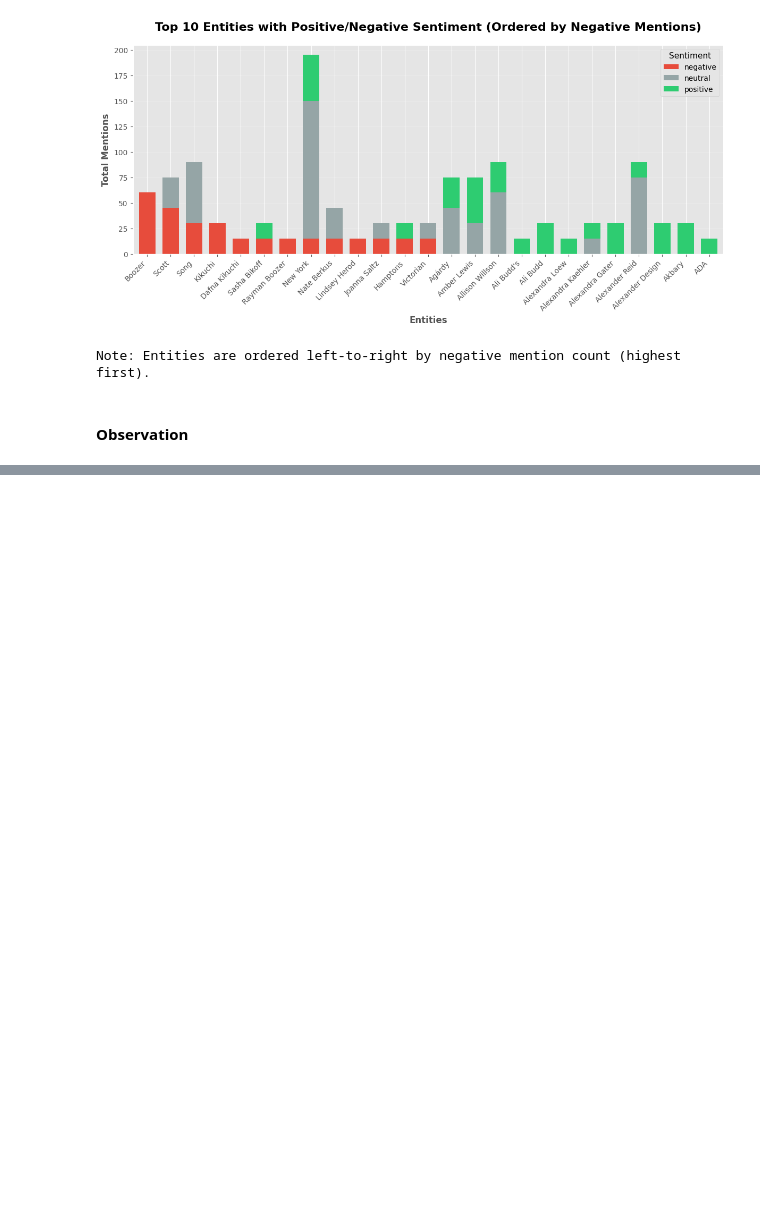
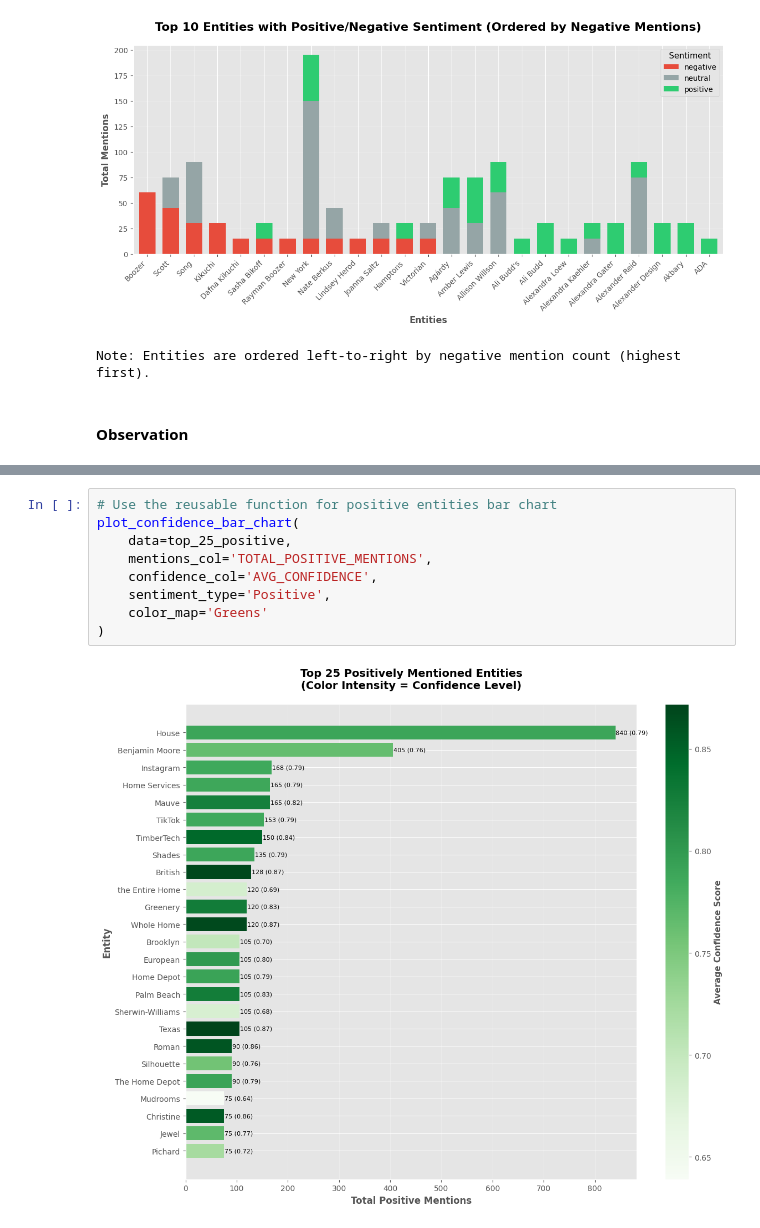
Before and after one commit to jsbwxyz/DSC500-TermProject, a Jupyter notebook: docs/DSC500/TermProject-Milestone-1.ipynb, the cells around one changed output, grey strips where cells are left out. Cells and saved outputs as stored; diff of their text form; blank space fills up the shorter version.

```diff
--- a/docs/DSC500/TermProject-Milestone-1.ipynb
+++ b/docs/DSC500/TermProject-Milestone-1.ipynb
@@ -532,0 +801,11 @@ This visualization prioritizes entities by their negative sentiment while showin
+# %%
+# Use the reusable function for positive entities bar chart
+plot_confidence_bar_chart(
+    data=top_25_positive,
+    mentions_col='TOTAL_POSITIVE_MENTIONS',
+    confidence_col='AVG_CONFIDENCE',
+    sentiment_type='Positive',
+    color_map='Greens'
+)
+# %% [output]
+[figure, added]
```
Also changed, not shown: parts of 25 cells of this notebook.
